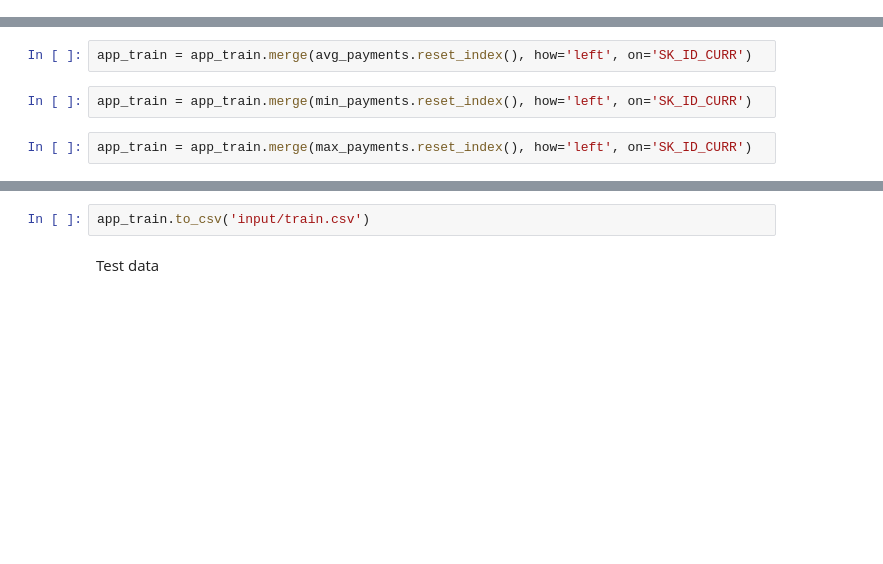
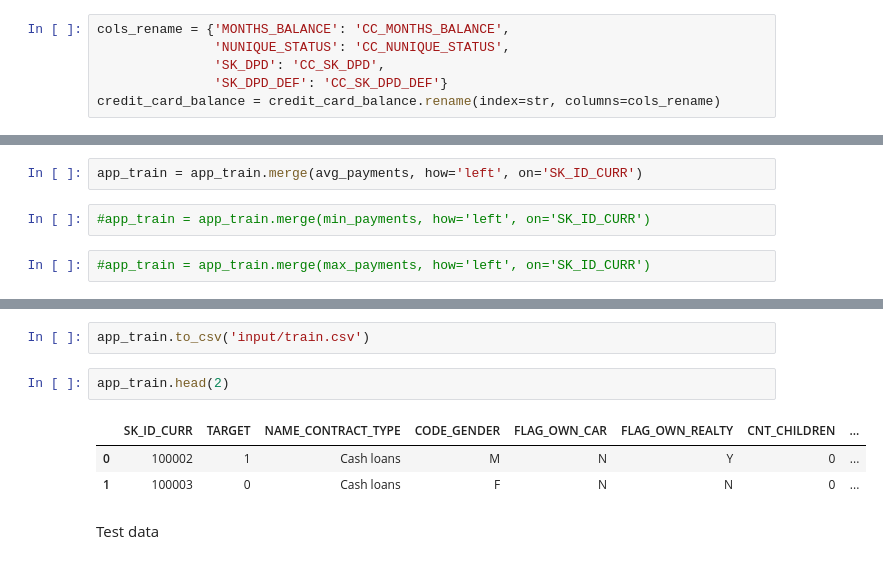
Before and after one commit to astelmashenko/ndml_capstone, a Jupyter notebook: Data_Merging.ipynb, the cells around one changed output, grey strips where cells are left out. Cells and saved outputs as stored; diff of their text form; blank space fills up the shorter version.

```diff
--- a/Data_Merging.ipynb
+++ b/Data_Merging.ipynb
@@ -170,3 +196,9 @@ credit_card_balance.head(2)
 |  | SK_ID_CURR | MONTHS_BALANCE | AMT_BALANCE | AMT_CREDIT_LIMIT_ACTUAL | AMT_DRAWINGS_ATM_CURRENT | ... |
 | 0 | 100006 | -3.5 | 0.000000 | 270000.000000 | NaN | ... |
 | 1 | 100011 | -38.5 | 54482.111149 | 164189.189189 | 2432.432432 | ... |
+# %%
+cols_rename = {'MONTHS_BALANCE': 'CC_MONTHS_BALANCE',
+               'NUNIQUE_STATUS': 'CC_NUNIQUE_STATUS',
+               'SK_DPD': 'CC_SK_DPD',
+               'SK_DPD_DEF': 'CC_SK_DPD_DEF'}
+credit_card_balance = credit_card_balance.rename(index=str, columns=cols_rename)
@@ -189,9 +246,9 @@ app_train = app_train.merge(credit_card_balance, how='left', on='SK_ID_CURR')
 # %%
-app_train = app_train.merge(avg_payments.reset_index(), how='left', on='SK_ID_CURR')
+app_train = app_train.merge(avg_payments, how='left', on='SK_ID_CURR')
 # %%
-app_train = app_train.merge(min_payments.reset_index(), how='left', on='SK_ID_CURR')
+#app_train = app_train.merge(min_payments, how='left', on='SK_ID_CURR')
 # %%
-app_train = app_train.merge(max_payments.reset_index(), how='left', on='SK_ID_CURR')
+#app_train = app_train.merge(max_payments, how='left', on='SK_ID_CURR')
 # %%
 app_train.shape
 # %% [output]
@@ -199,5 +256,11 @@ app_train.shape
 # %%
 app_train.to_csv('input/train.csv')
+# %%
+app_train.head(2)
+# %% [output]
+|  | SK_ID_CURR | TARGET | NAME_CONTRACT_TYPE | CODE_GENDER | FLAG_OWN_CAR | FLAG_OWN_REALTY | CNT_CHILDREN | ... |
+| 0 | 100002 | 1 | Cash loans | M | N | Y | 0 | ... |
+| 1 | 100003 | 0 | Cash loans | F | N | N | 0 | ... |
 # %% [markdown]
 Test data
 # %%
```
Also changed, not shown: parts of 30 cells of this notebook, 1 other file.
